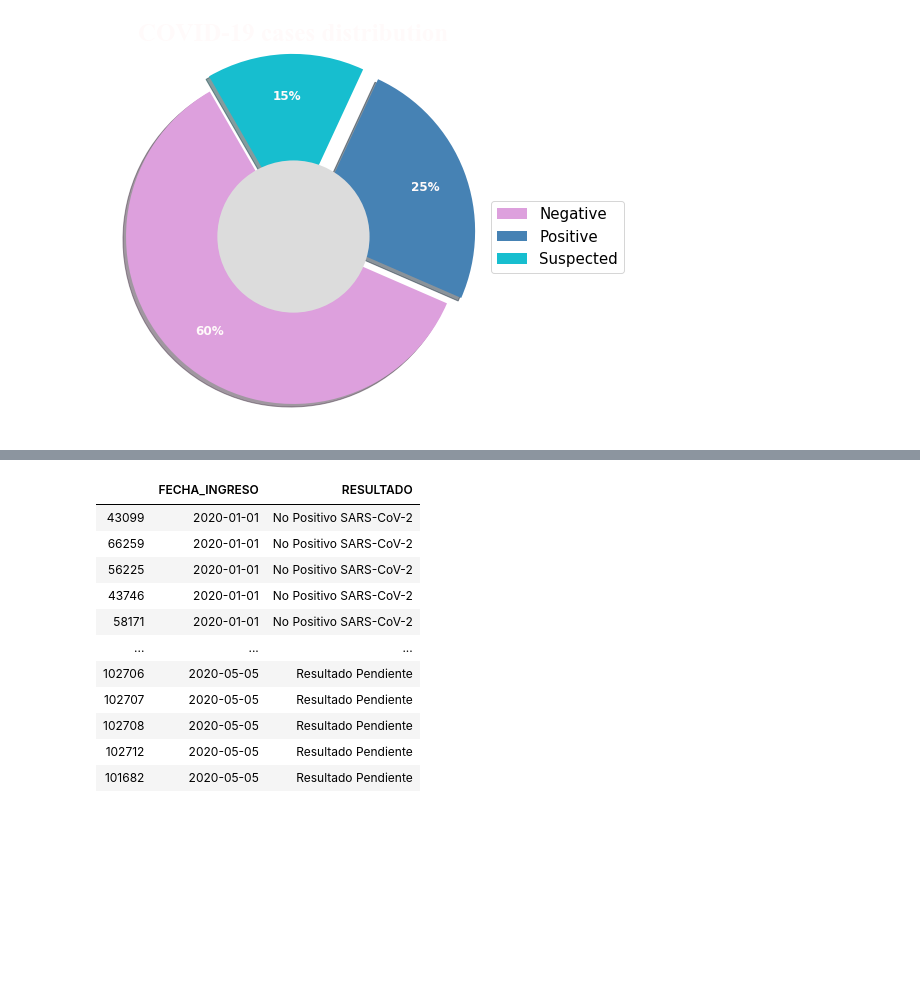
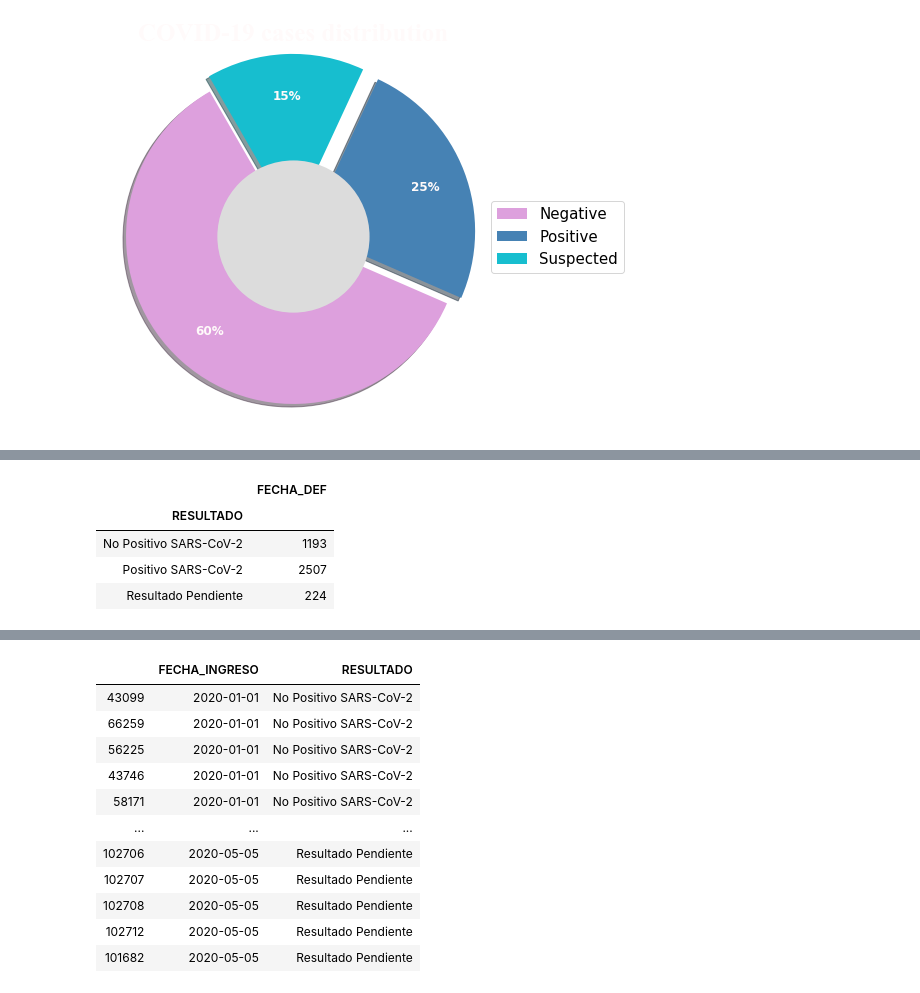
Before and after one commit to millennial-web/team-project-1-covid19-mx, a Jupyter notebook: MX COVID-19 - Odin.ipynb, the cells around one changed output, grey strips where cells are left out. Cells and saved outputs as stored; diff of their text form; code cells hidden in the pictures; blank space fills up the shorter version.

```diff
--- a/MX COVID-19 - Odin.ipynb
+++ b/MX COVID-19 - Odin.ipynb
@@ -593,0 +539,13 @@ plt.show()
+# %%
+# Set a new dataframe with cases results for decease
+covid_decease_cases_df = covid_mx_clean_df[['RESULTADO','FECHA_DEF']]
+covid_decease_cases_df =  covid_decease_cases_df[covid_decease_cases_df['FECHA_DEF']!='2020-12-31']
+covid_decease_cases_df = covid_decease_cases_df.groupby(covid_mx_clean_df['RESULTADO']).count()
+del covid_decease_cases_df['RESULTADO']
+covid_decease_cases_df
+# %% [output]
+|  | FECHA_DEF |
+| RESULTADO |  |
+| No Positivo SARS-CoV-2 | 1193 |
+| Positivo SARS-CoV-2 | 2507 |
+| Resultado Pendiente | 224 |
```
Also changed, not shown: parts of 17 cells of this notebook, 2 other files.
